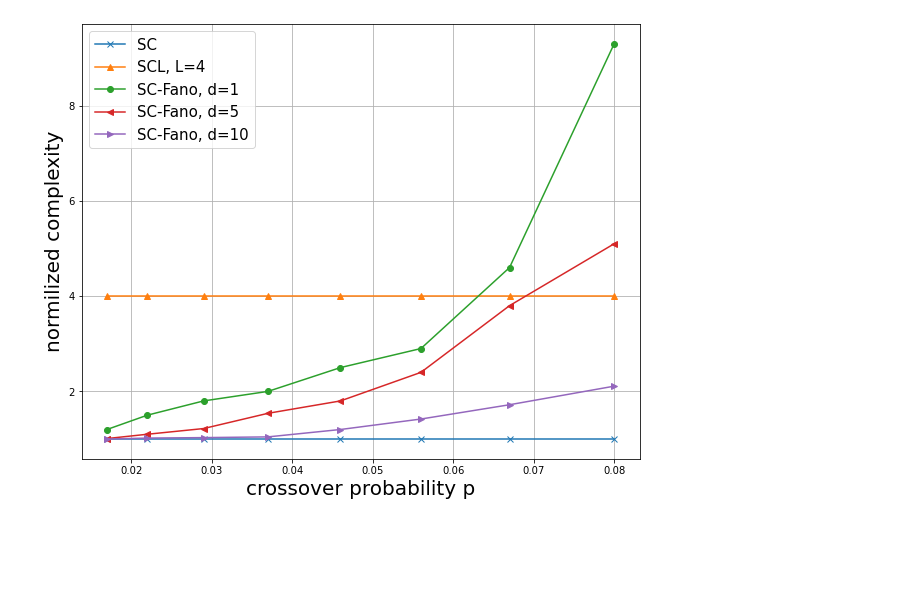
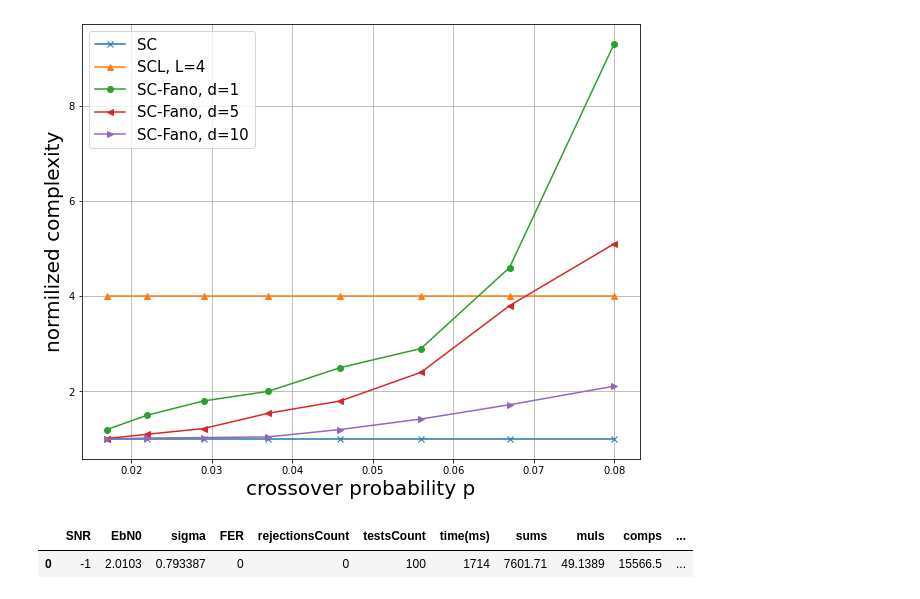
Before and after one commit to ISChetverikov/PolarCodes, a Jupyter notebook: results_plotting/PlotFerCurve.ipynb, the cells around one changed output. Cells and saved outputs as stored; diff of their text form; code cells hidden in the pictures; blank space fills up the shorter version.

Commit message:
result operations count

```diff
--- a/results_plotting/PlotFerCurve.ipynb
+++ b/results_plotting/PlotFerCurve.ipynb
@@ -387,3 +387,13 @@ plt.ylabel("normilized complexity",  fontsize=20)
 plt.savefig("PropNC.png");
 # %% [output]
 [figure]
+# %%
+scs1 = pd.read_csv("..//results//256//op_128.results", skipinitialspace=True, sep=',', comment='#')
+scs2 = pd.read_csv("..//results//512//op_256.results", skipinitialspace=True, sep=',', comment='#')
+scs3 = pd.read_csv("..//results//1024//op_512.results", skipinitialspace=True, sep=',', comment='#')
+scs4 = pd.read_csv("..//results//1024//op_205.results", skipinitialspace=True, sep=',', comment='#')
+
+scs1
+# %% [output]
+|  | SNR | EbN0 | sigma | FER | rejectionsCount | testsCount | time(ms) | sums | muls | comps | ... |
+| 0 | -1 | 2.0103 | 0.793387 | 0 | 0 | 100 | 1714 | 7601.71 | 49.1389 | 15566.5 | ... |
```
Also changed, not shown: 2 other files.
